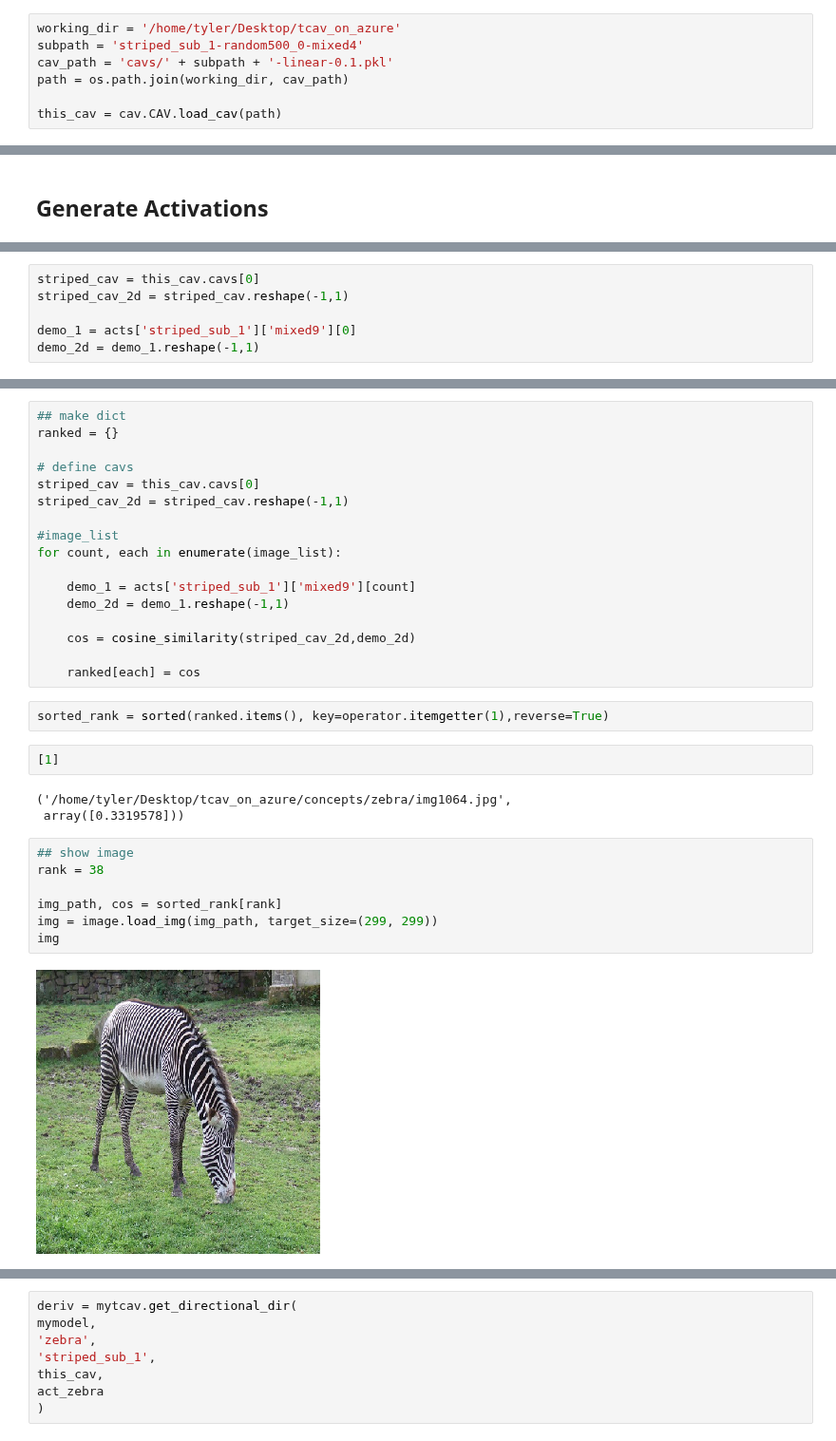
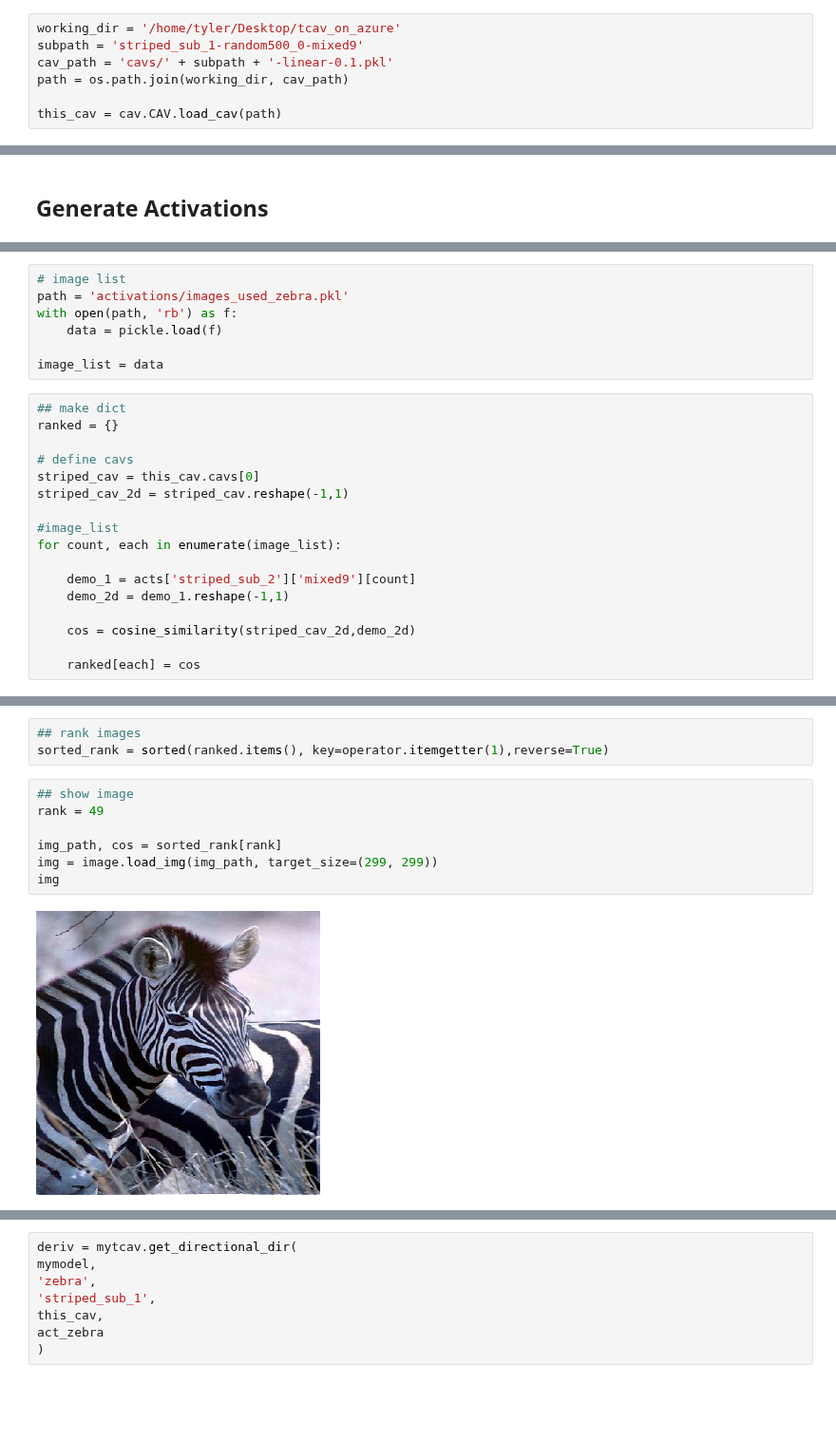
Before and after one commit to tyler-martin-12/tcav_on_azure, a Jupyter notebook: top_3_azure.ipynb, the cells around one changed output, grey strips where cells are left out. Shown at 95% size. Drawn from its saved outputs; the diff is of its cells as text; blank space fills up the shorter version.

```diff
--- a/top_3_azure.ipynb
+++ b/top_3_azure.ipynb
@@ -104,7 +113,7 @@ INFO:tensorflow:TCAV will 1 params
 ## Load CAV
 # %%
 working_dir = '/home/tyler/Desktop/tcav_on_azure'
-subpath = 'striped_sub_1-random500_0-mixed4'
+subpath = 'striped_sub_1-random500_0-mixed9'
 cav_path = 'cavs/' + subpath + '-linear-0.1.pkl'
 path = os.path.join(working_dir, cav_path)
 
@@ -161,6 +155,24 @@ from sklearn.metrics.pairwise import cosine_similarity
+# %%
+# image list
+path = 'activations/images_used_zebra.pkl'
+with open(path, 'rb') as f:
+    data = pickle.load(f)
+
+image_list = data
 # %%
+## make dict
+ranked = {}
+
+# define cavs
 striped_cav = this_cav.cavs[0]
 striped_cav_2d = striped_cav.reshape(-1,1)
 
-demo_1 = acts['striped_sub_1']['mixed9'][0]
-demo_2d = demo_1.reshape(-1,1)
+#image_list
+for count, each in enumerate(image_list):
+
+    demo_1 = acts['striped_sub_2']['mixed9'][count]
+    demo_2d = demo_1.reshape(-1,1)
+
+    cos = cosine_similarity(striped_cav_2d,demo_2d)
+
+    ranked[each] = cos
@@ -182,33 +179,12 @@ def cosine_similarity(v1,v2):
-# %%
-## make dict
-ranked = {}
-
-# define cavs
-striped_cav = this_cav.cavs[0]
-striped_cav_2d = striped_cav.reshape(-1,1)
-
-#image_list
-for count, each in enumerate(image_list):
-
-    demo_1 = acts['striped_sub_1']['mixed9'][count]
-    demo_2d = demo_1.reshape(-1,1)
-
-    cos = cosine_similarity(striped_cav_2d,demo_2d)
-
-    ranked[each] = cos
 # %%
+## rank images
 sorted_rank = sorted(ranked.items(), key=operator.itemgetter(1),reverse=True)
-# %%
-[1]
-# %% [output]
-('/home/tyler/Desktop/tcav_on_azure/concepts/zebra/img1064.jpg',
- array([0.3319578]))
 # %%
 ## show image
-rank = 38
+rank = 49
 
 img_path, cos = sorted_rank[rank]
 img = image.load_img(img_path, target_size=(299, 299))
 img
 # %% [output]
-[figure, old version]
+[figure, new version]
```
Also changed, not shown: parts of 25 cells of this notebook.
